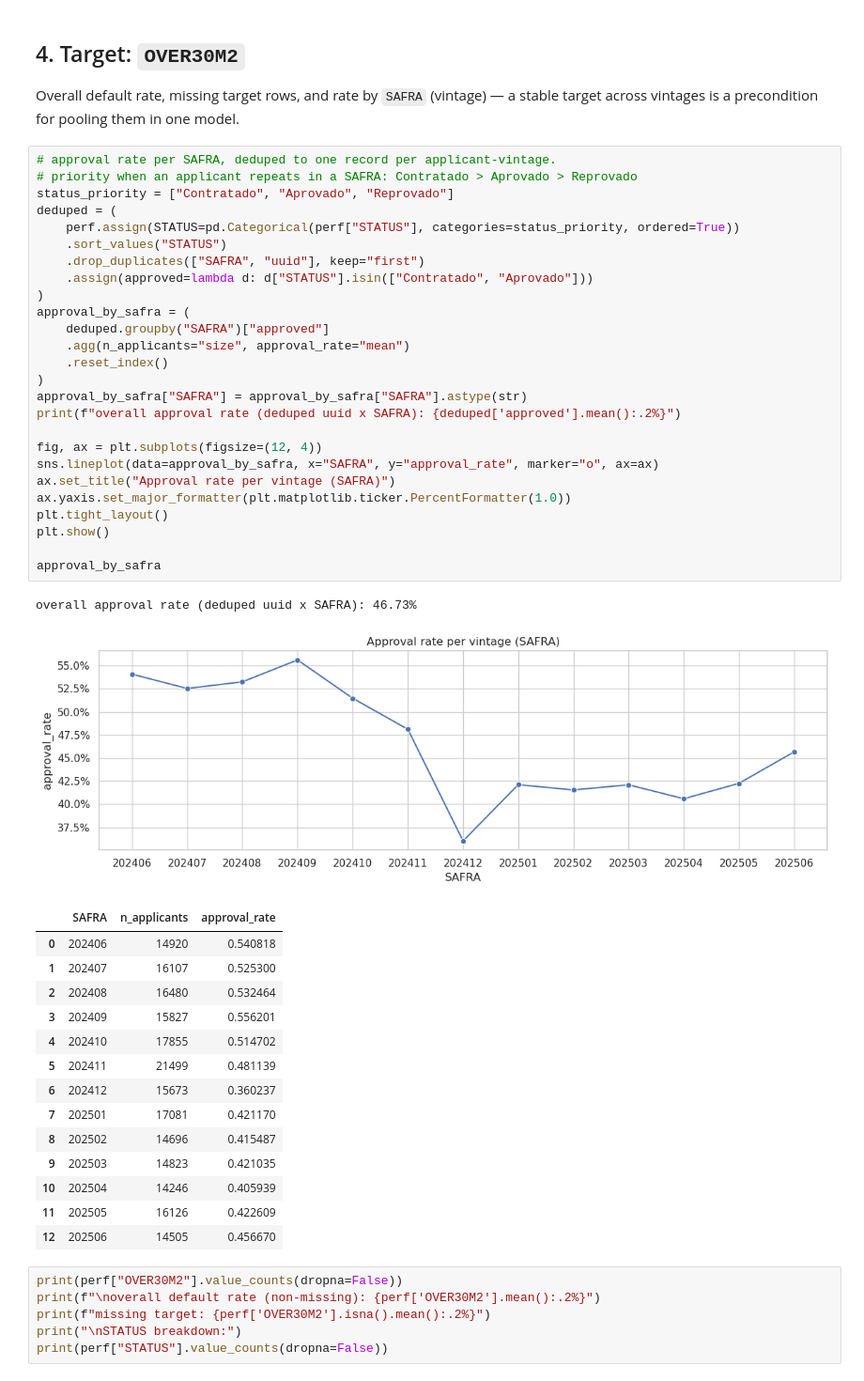
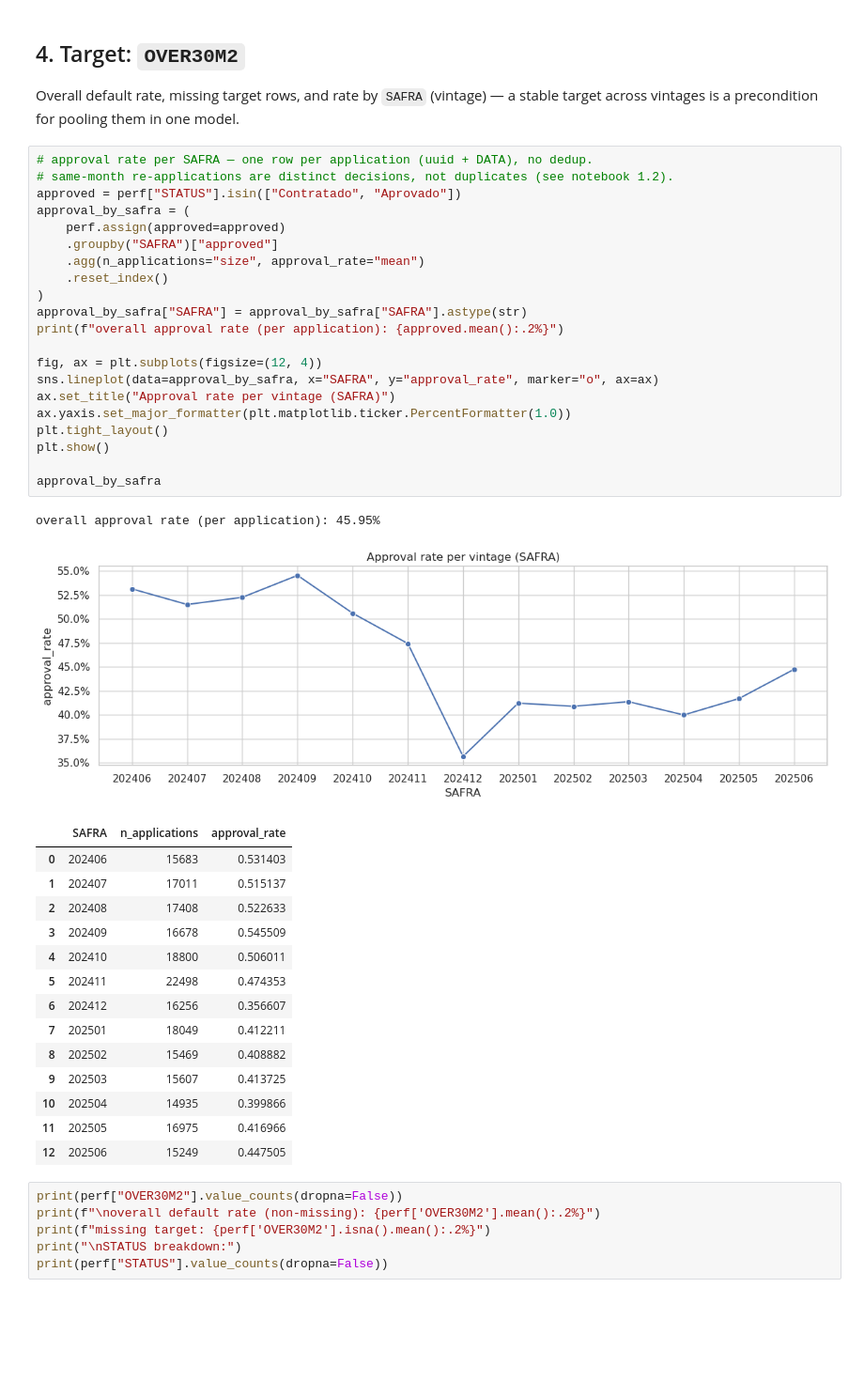
Before and after one commit to nocedan/credit-policy-analisys, a Jupyter notebook: notebooks/1.0-dn-initial-data-exploration.ipynb, the cells around one changed output. Shown at 94% size. Drawn from its saved outputs; the diff is of its cells as text; blank space fills up the shorter version.

```diff
--- a/notebooks/1.0-dn-initial-data-exploration.ipynb
+++ b/notebooks/1.0-dn-initial-data-exploration.ipynb
@@ -201,48 +201,43 @@ coverage_pct
 
 Overall default rate, missing target rows, and rate by `SAFRA` (vintage) — a stable target across vintages is a precondition for pooling them in one model.
 # %%
-# approval rate per SAFRA, deduped to one record per applicant-vintage.
-# priority when an applicant repeats in a SAFRA: Contratado > Aprovado > Reprovado
-status_priority = ["Contratado", "Aprovado", "Reprovado"]
-deduped = (
-    perf.assign(STATUS=pd.Categorical(perf["STATUS"], categories=status_priority, ordered=True))
-    .sort_values("STATUS")
-    .drop_duplicates(["SAFRA", "uuid"], keep="first")
-    .assign(approved=lambda d: d["STATUS"].isin(["Contratado", "Aprovado"]))
-)
+# approval rate per SAFRA — one row per application (uuid + DATA), no dedup.
+# same-month re-applications are distinct decisions, not duplicates (see notebook 1.2).
+approved = perf["STATUS"].isin(["Contratado", "Aprovado"])
 approval_by_safra = (
-    deduped.groupby("SAFRA")["approved"]
-    .agg(n_applicants="size", approval_rate="mean")
+    perf.assign(approved=approved)
+    .groupby("SAFRA")["approved"]
+    .agg(n_applications="size", approval_rate="mean")
     .reset_index()
 )
 approval_by_safra["SAFRA"] = approval_by_safra["SAFRA"].astype(str)
-print(f"overall approval rate (deduped uuid x SAFRA): {deduped['approved'].mean():.2%}")
+print(f"overall approval rate (per application): {approved.mean():.2%}")
 
 fig, ax = plt.subplots(figsize=(12, 4))
 sns.lineplot(data=approval_by_safra, x="SAFRA", y="approval_rate", marker="o", ax=ax)
 ax.set_title("Approval rate per vintage (SAFRA)")
 ax.yaxis.set_major_formatter(plt.matplotlib.ticker.PercentFormatter(1.0))
 plt.tight_layout()
 plt.show()
 
 approval_by_safra
 # %% [output]
-overall approval rate (deduped uuid x SAFRA): 46.73%
+overall approval rate (per application): 45.95%
-[figure, old version]
+[figure, new version]
-|  | SAFRA | n_applicants | approval_rate |
-| 0 | 202406 | 14920 | 0.540818 |
-| 1 | 202407 | 16107 | 0.525300 |
-| 2 | 202408 | 16480 | 0.532464 |
-| 3 | 202409 | 15827 | 0.556201 |
-| 4 | 202410 | 17855 | 0.514702 |
-| 5 | 202411 | 21499 | 0.481139 |
-| 6 | 202412 | 15673 | 0.360237 |
-| 7 | 202501 | 17081 | 0.421170 |
-| 8 | 202502 | 14696 | 0.415487 |
-| 9 | 202503 | 14823 | 0.421035 |
-| 10 | 202504 | 14246 | 0.405939 |
-| 11 | 202505 | 16126 | 0.422609 |
-| 12 | 202506 | 14505 | 0.456670 |
+|  | SAFRA | n_applications | approval_rate |
+| 0 | 202406 | 15683 | 0.531403 |
+| 1 | 202407 | 17011 | 0.515137 |
+| 2 | 202408 | 17408 | 0.522633 |
+| 3 | 202409 | 16678 | 0.545509 |
+| 4 | 202410 | 18800 | 0.506011 |
+| 5 | 202411 | 22498 | 0.474353 |
+| 6 | 202412 | 16256 | 0.356607 |
+| 7 | 202501 | 18049 | 0.412211 |
+| 8 | 202502 | 15469 | 0.408882 |
+| 9 | 202503 | 15607 | 0.413725 |
+| 10 | 202504 | 14935 | 0.399866 |
+| 11 | 202505 | 16975 | 0.416966 |
+| 12 | 202506 | 15249 | 0.447505 |
 # %%
 print(perf["OVER30M2"].value_counts(dropna=False))
 print(f"\noverall default rate (non-missing): {perf['OVER30M2'].mean():.2%}")
```
Also changed, not shown: parts of 1 cell of this notebook.
